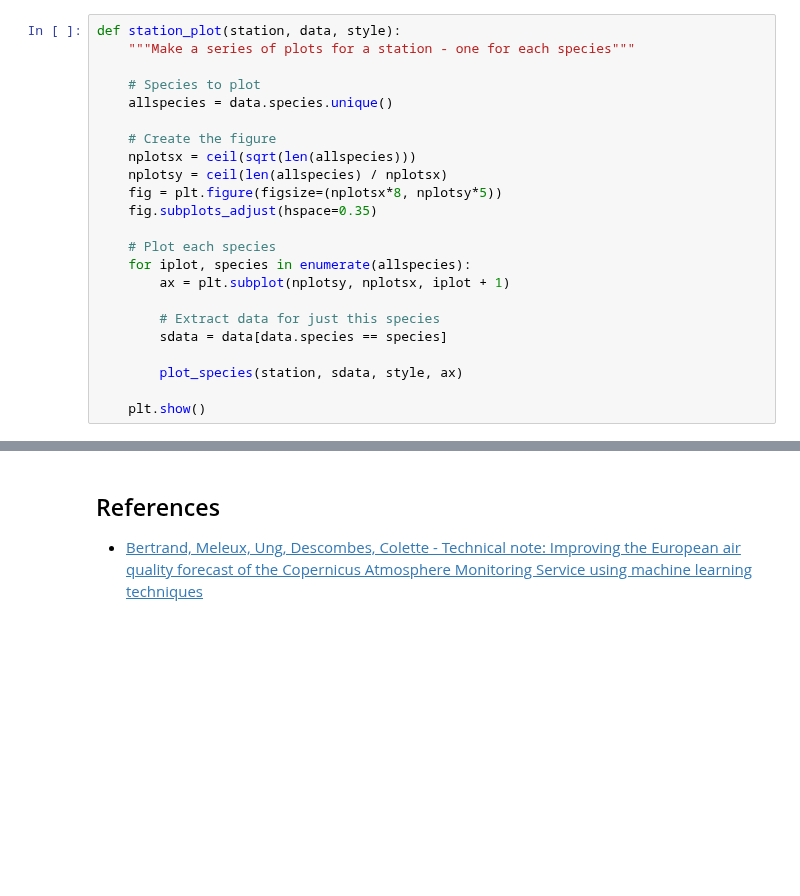
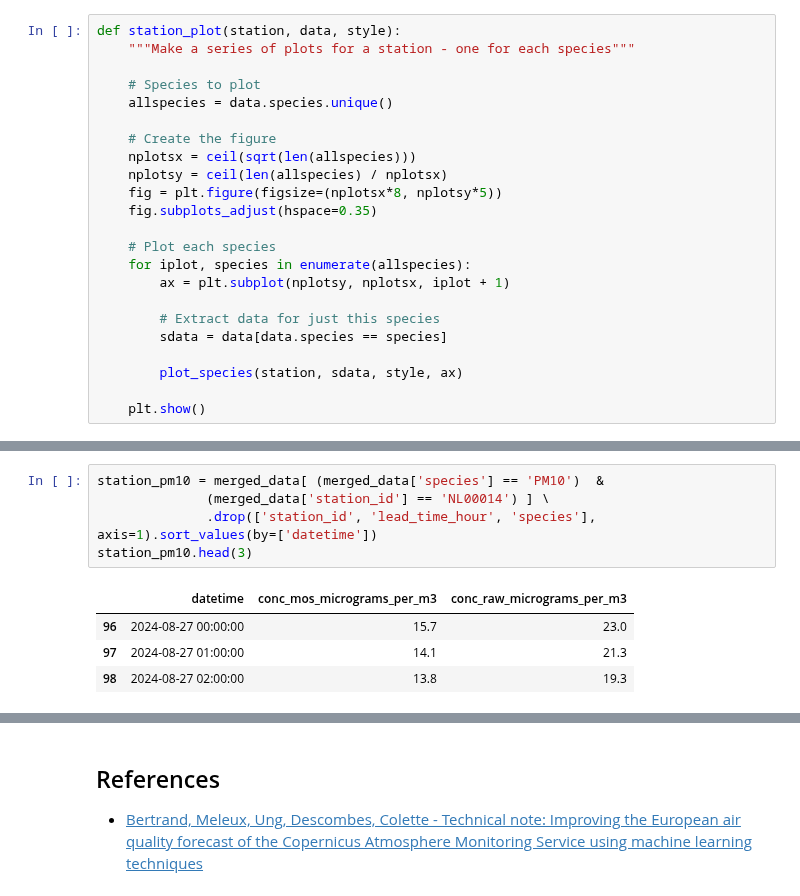
Before and after one commit to mea06em/cams-act6, a Jupyter notebook: 05-cams-mos/cams-mos.ipynb, the cells around one changed output, grey strips where cells are left out. Cells and saved outputs as stored; diff of their text form; blank space fills up the shorter version.

```diff
--- a/05-cams-mos/cams-mos.ipynb
+++ b/05-cams-mos/cams-mos.ipynb
@@ -354,0 +369,10 @@ for station in merged_data.station_id.unique():
+# %%
+station_pm10 = merged_data[ (merged_data['species'] == 'PM10')  &
+              (merged_data['station_id'] == 'NL00014') ] \
+              .drop(['station_id', 'lead_time_hour', 'species'], axis=1).sort_values(by=['datetime'])
+station_pm10.head(3)
+# %% [output]
+|  | datetime | conc_mos_micrograms_per_m3 | conc_raw_micrograms_per_m3 |
+| 96 | 2024-08-27 00:00:00 | 15.7 | 23.0 |
+| 97 | 2024-08-27 01:00:00 | 14.1 | 21.3 |
+| 98 | 2024-08-27 02:00:00 | 13.8 | 19.3 |
```
Also changed, not shown: parts of 40 cells of this notebook.
